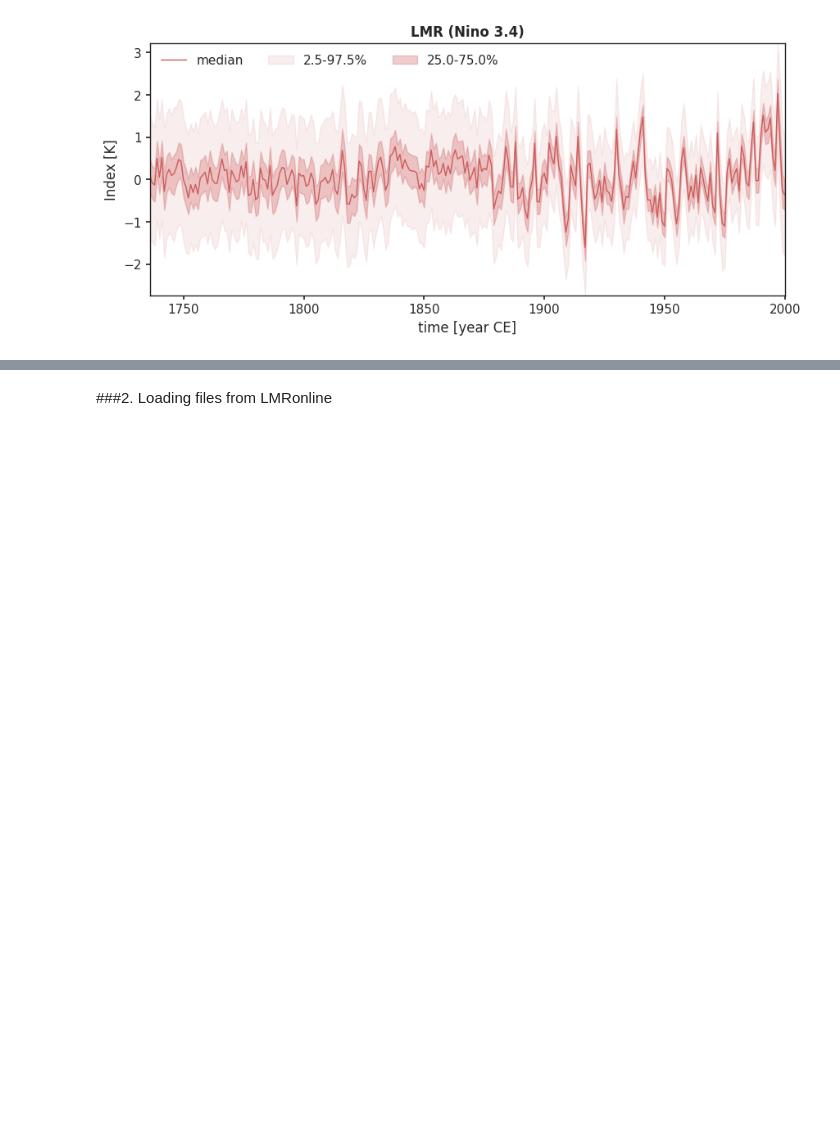
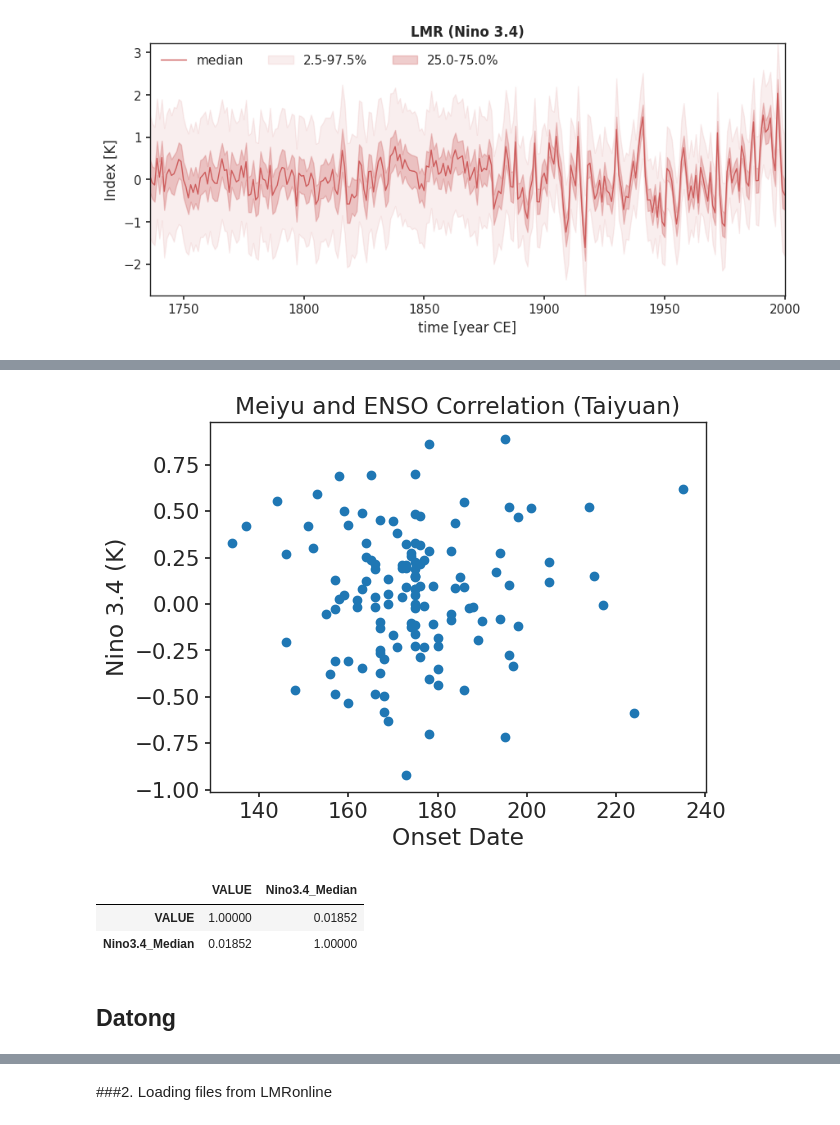
Before and after one commit to AlbusShang/Meiyu-datasets, a Jupyter notebook: Meiyu_data_and_others.ipynb, the cells around one changed output, grey strips where cells are left out. Saved outputs shown, nothing was run; the diff lists cells and outputs as text; code cells hidden in the pictures; blank space fills up the shorter version.

```diff
--- a/Meiyu_data_and_others.ipynb
+++ b/Meiyu_data_and_others.ipynb
@@ -246,0 +265,3 @@ with sns.axes_style("ticks"):
+# %%
+nino34_med_df2=nino34_med_df[nino34_med_df['time']<1901]
+nino34_med_df2
@@ -246,0 +282,21 @@ with sns.axes_style("ticks"):
+# %%
+with sns.axes_style("ticks"):
+  plt.scatter(df2['VALUE'],nino34_med_df2['ens.0'])
+  plt.title('Meiyu and ENSO Correlation (Taiyuan)')
+  plt.xlabel('Onset Date')
+  plt.ylabel('Nino 3.4 (K)')
+  plt.savefig(Meiyu_path/'1736-1900 correlation-Taiyuan.png')
+# %% [output]
+[figure, added]
+# %%
+taiyuan=pd.DataFrame()
+taiyuan.insert(0,'VALUE',df2['VALUE'])
+taiyuan.insert(1,'Nino3.4_Median',nino34_med_df2['ens.0'])
+taiyuan
+taiyuan.corr()
+# %% [output]
+|  | VALUE | Nino3.4_Median |
+| VALUE | 1.00000 | 0.01852 |
+| Nino3.4_Median | 0.01852 | 1.00000 |
+# %% [markdown]
+## Datong
```
Also changed, not shown: parts of 20 cells of this notebook.
